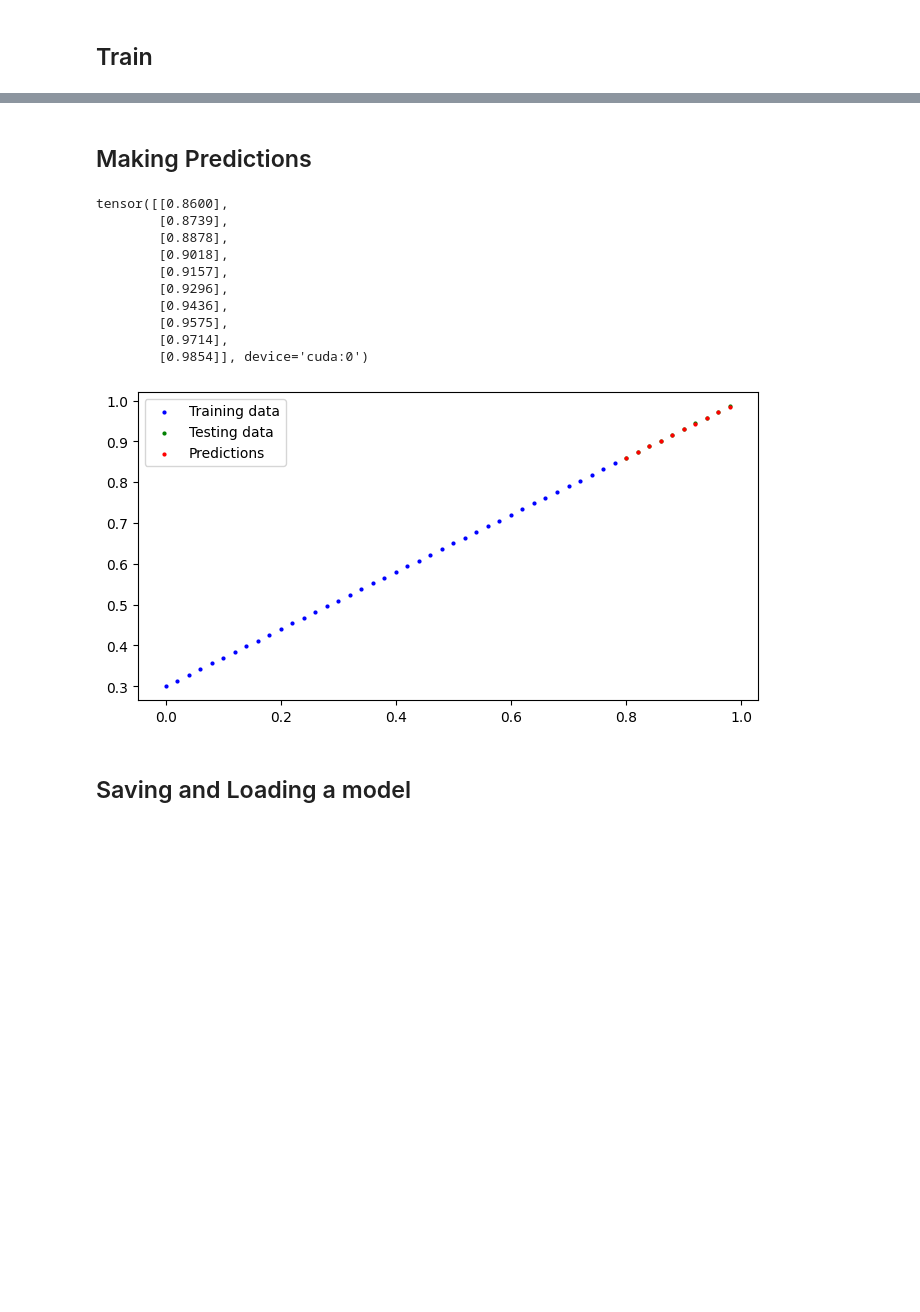
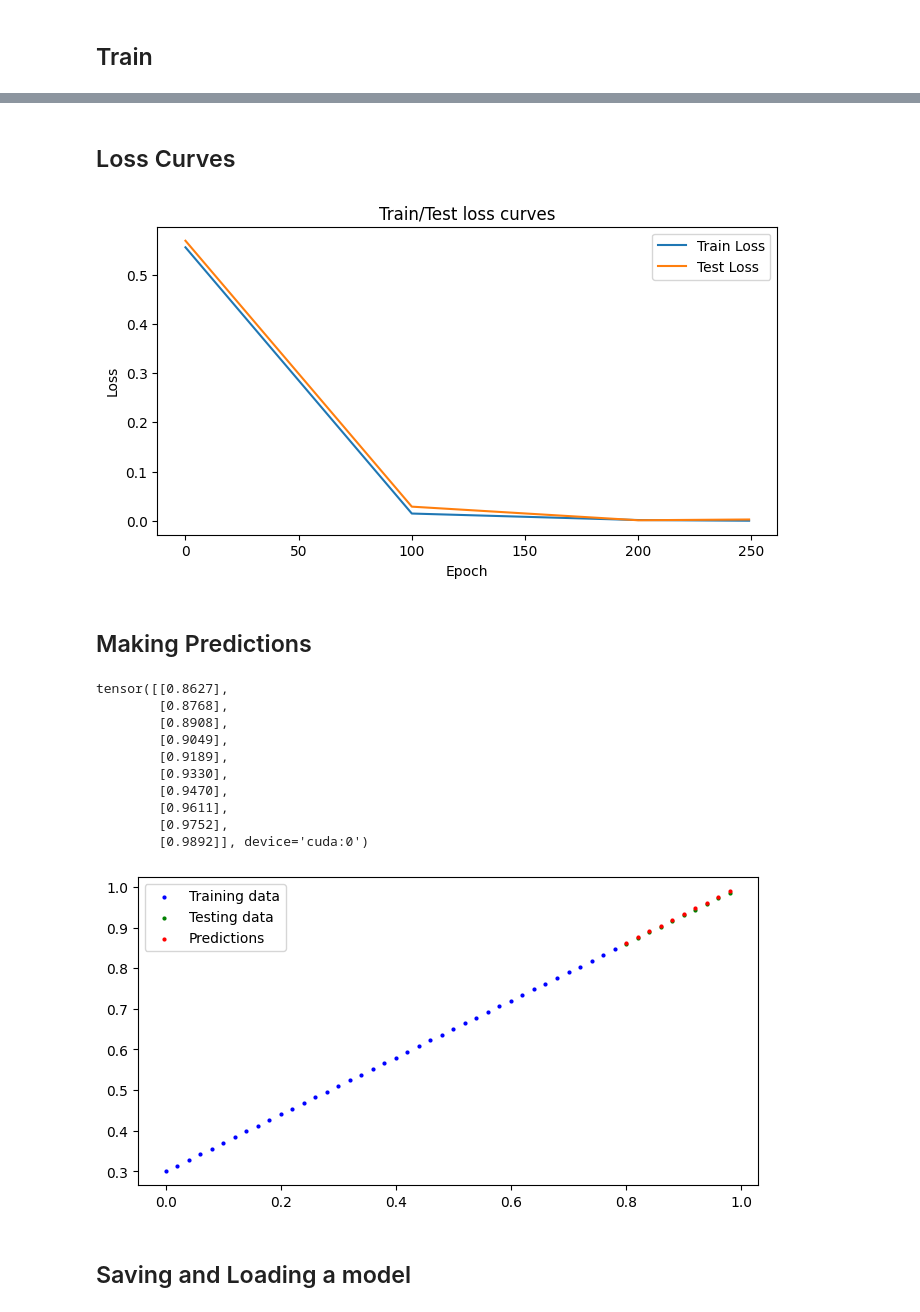
Before and after one commit to LuluW8071/Data-Science, a Jupyter notebook: Pytorch/01_Pytorch_Workflow/01_Pytorch_Workflow.ipynb, the cells around one changed output, grey strips where cells are left out. Drawn from its saved outputs; the diff is of its cells as text; code cells hidden in the pictures; blank space fills up the shorter version.

Commit message:
Linear Regression V2 model, Adam Optimimzer & Plot Loss Curve

```diff
--- a/Pytorch/01_Pytorch_Workflow/01_Pytorch_Workflow.ipynb
+++ b/Pytorch/01_Pytorch_Workflow/01_Pytorch_Workflow.ipynb
@@ -115,18 +115,23 @@ device(type='cuda', index=0)
 # %%
 # Creating loss function and optimizer
 loss_fn = nn.L1Loss()
-optimizer = torch.optim.SGD(params = model.parameters(),
+optimizer = torch.optim.Adam(params = model.parameters(),
                             lr = 0.01)
 # %%
 torch.manual_seed(42)
 
-epochs = 1000
+epochs = 250
 
 # Placing data on CUDA
 X_train = X_train.to(device)
 X_test = X_test.to(device)
 y_train = y_train.to(device)
 y_test = y_test.to(device)
+
+# Tracking
+epoch_count = []
+loss_values = []
+test_loss_values = []
 
 # Train loop
 for epoch in range(epochs):
@@ -144,8 +149,12 @@ for epoch in range(epochs):
     test_loss = loss_fn(test_pred, y_test)
 
   if epoch % 100 == 0 or epoch == epochs-1:
+    epoch_count.append(epoch)
+    loss_values.append(loss)
+    test_loss_values.append(test_loss)
     print(f'Epoch: {epoch} | Train Loss: {loss:.4f} | Test Loss: {test_loss:.4f}')
 
-print('Original values of weights and bias:\n',weights,'\t', bias)
+print('=' * 50)
+print('Original values of weights and bias:',weights, 'and', bias)
 print(model.state_dict())
 # %% [output]
@@ -166,3 +168,16 @@ OrderedDict([('linear.weight', tensor([[0.6968]], device='cuda:0')), ('linear.bi
+# %% [markdown]
+## Loss Curves
+# %%
+# Plot loss curves
+plt.figure(figsize=(8,4))
+plt.plot(epoch_count, np.array(torch.tensor(loss_values).numpy()), label="Train Loss")
+plt.plot(epoch_count, np.array(torch.tensor(test_loss_values).numpy()), label="Test Loss")
+plt.title("Train/Test loss curves")
+plt.ylabel("Loss")
+plt.xlabel("Epoch")
+plt.legend();
+# %% [output]
+[figure, added]
 # %% [markdown]
 ## Making Predictions
 # %%
@@ -173,21 +188,21 @@ with torch.inference_mode():
 
 y_preds
 # %% [output]
-tensor([[0.8600],
-        [0.8739],
-        [0.8878],
-        [0.9018],
-        [0.9157],
-        [0.9296],
-        [0.9436],
-        [0.9575],
-        [0.9714],
-        [0.9854]], device='cuda:0')
+tensor([[0.8627],
+        [0.8768],
+        [0.8908],
+        [0.9049],
+        [0.9189],
+        [0.9330],
+        [0.9470],
+        [0.9611],
+        [0.9752],
+        [0.9892]], device='cuda:0')
 # %%
 # Note: Plot doesnt work in GPU so transfering to cpu
 plot_predictions(predictions = y_preds.to('cpu'))
 # %% [output]
-[figure, old version]
+[figure, new version]
 # %% [markdown]
 ## Saving and Loading a model
 # %%
```
Also changed, not shown: parts of 1 cell of this notebook.
